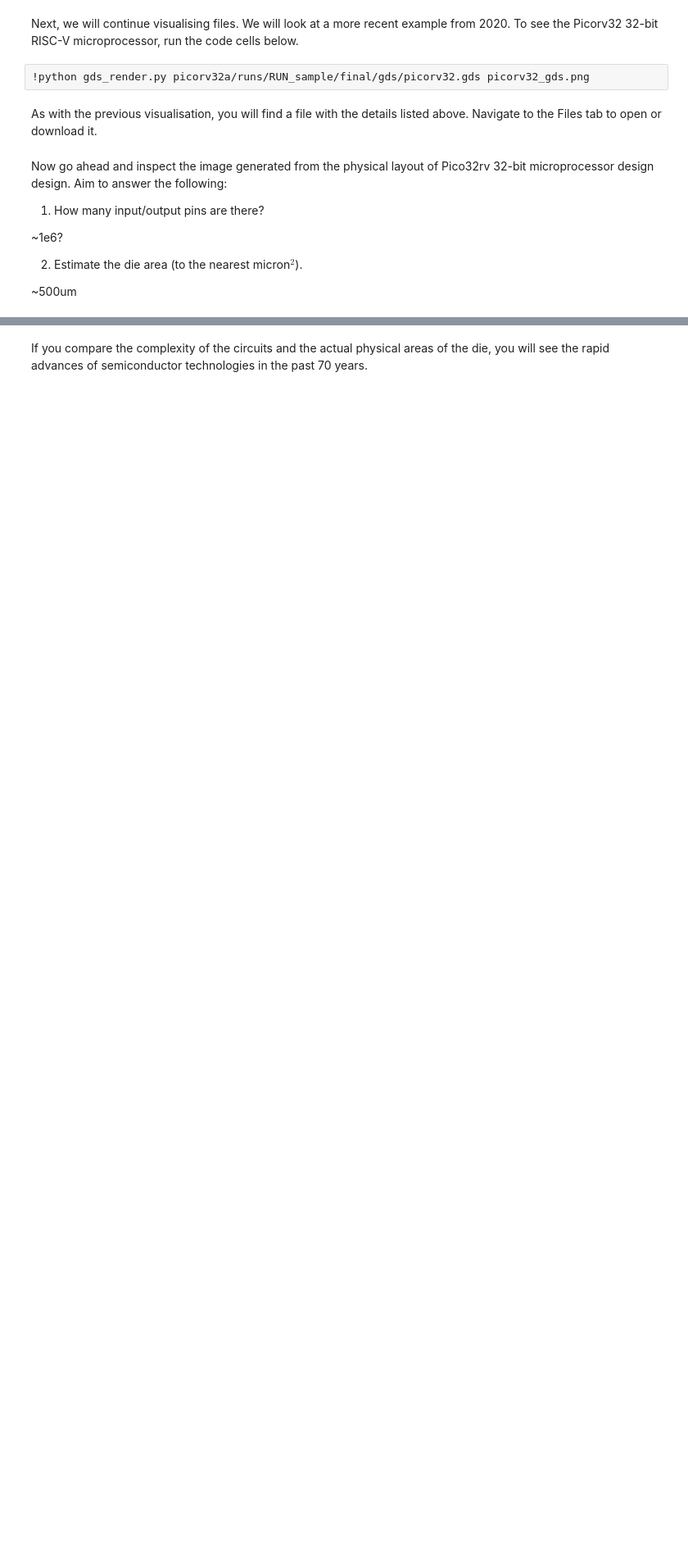
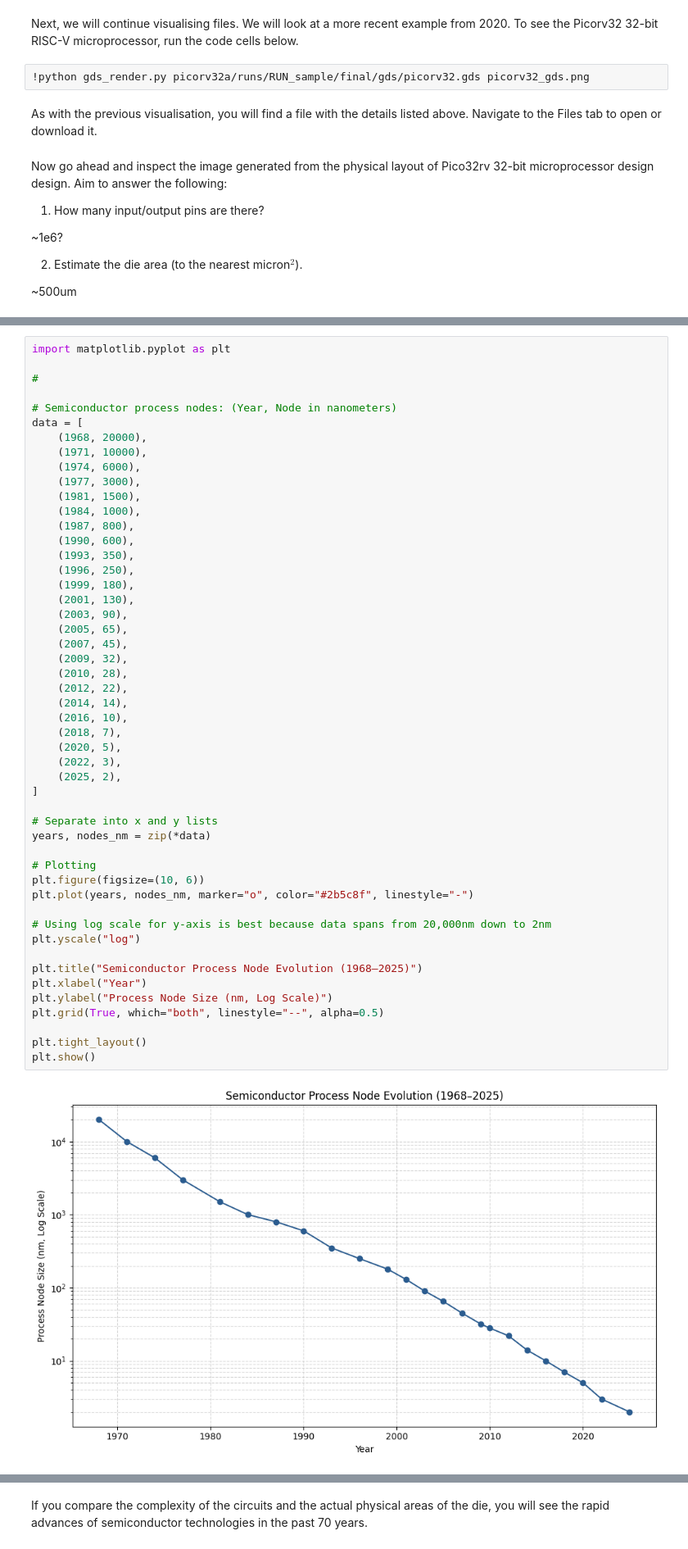
Before and after one commit to ges45-learn/semiconductor_course_jul_26, a Jupyter notebook: SCS_Colab_Notebook_W6_[056_Document_SCS].ipynb, the cells around one changed output, grey strips where cells are left out. Shown at 82% size. Cells and saved outputs as stored; diff of their text form; blank space fills up the shorter version.

```diff
--- a/SCS_Colab_Notebook_W6_[056_Document_SCS].ipynb
+++ b/SCS_Colab_Notebook_W6_[056_Document_SCS].ipynb
@@ -735,0 +750,52 @@ Transistor size reduces by ~40% 1961-1971, then the trend changes and slows
+# %%
+import matplotlib.pyplot as plt
+
+#
+
+# Semiconductor process nodes: (Year, Node in nanometers)
+data = [
+    (1968, 20000),
+    (1971, 10000),
+    (1974, 6000),
+    (1977, 3000),
+    (1981, 1500),
+    (1984, 1000),
+    (1987, 800),
+    (1990, 600),
+    (1993, 350),
+    (1996, 250),
+    (1999, 180),
+    (2001, 130),
+    (2003, 90),
+    (2005, 65),
+    (2007, 45),
+    (2009, 32),
+    (2010, 28),
+    (2012, 22),
+    (2014, 14),
+    (2016, 10),
+    (2018, 7),
+    (2020, 5),
+    (2022, 3),
+    (2025, 2),
+]
+
+# Separate into x and y lists
+years, nodes_nm = zip(*data)
+
+# Plotting
+plt.figure(figsize=(10, 6))
+plt.plot(years, nodes_nm, marker="o", color="#2b5c8f", linestyle="-")
+
+# Using log scale for y-axis is best because data spans from 20,000nm down to 2nm
+plt.yscale("log")
+
+plt.title("Semiconductor Process Node Evolution (1968–2025)")
+plt.xlabel("Year")
+plt.ylabel("Process Node Size (nm, Log Scale)")
+plt.grid(True, which="both", linestyle="--", alpha=0.5)
+
+plt.tight_layout()
+plt.show()
+# %% [output]
+[figure, added]
```
Also changed, not shown: parts of 7 cells of this notebook.
